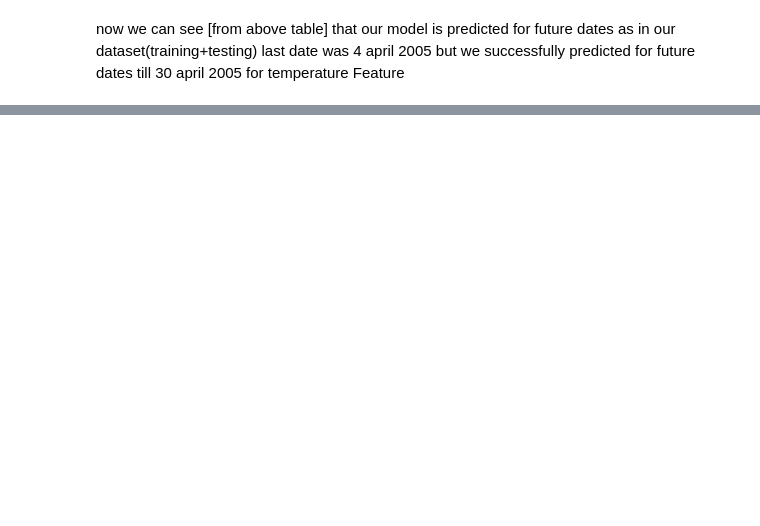
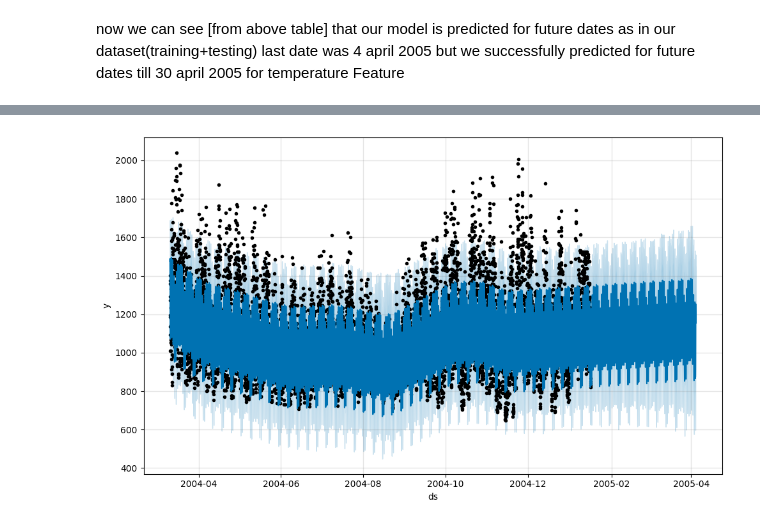
Before and after one commit to dwivediprashant/AIR_QUALITY_INDEX_PROJECT, a Jupyter notebook: airQualityIndex.ipynb, the cells around one changed output, grey strips where cells are left out. Saved outputs shown, nothing was run; the diff lists cells and outputs as text; code cells hidden in the pictures; blank space fills up the shorter version.

```diff
--- a/airQualityIndex.ipynb
+++ b/airQualityIndex.ipynb
@@ -895,0 +1019,4 @@ now we can see [from above table] that our model is predicted for future dates a
+# %%
+fig1=model.plot(forecast)
+# %% [output]
+[figure, added]
```
Also changed, not shown: parts of 24 cells of this notebook.
